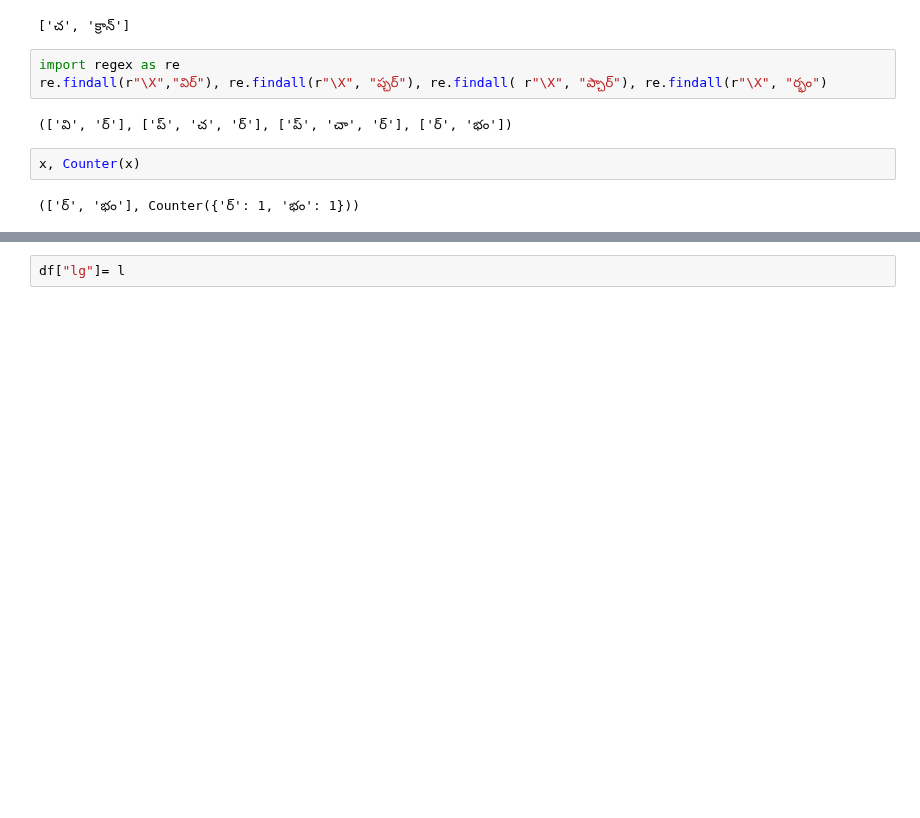
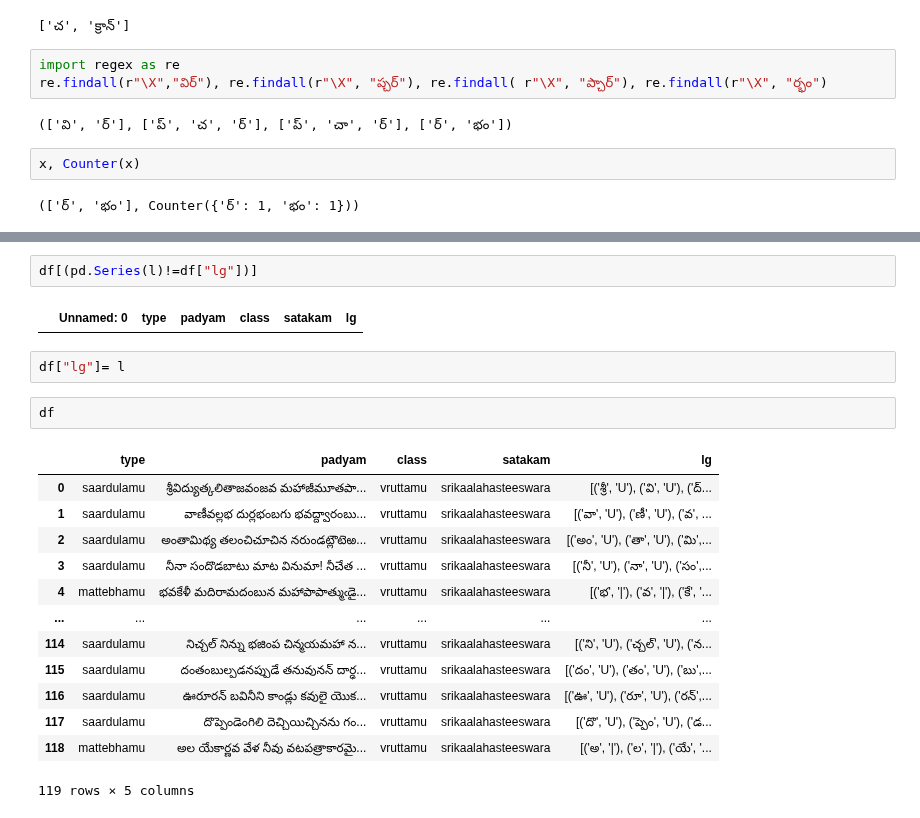
Before and after one commit to BodduSriPavan-111/chandassu, a Jupyter notebook: examples/example.ipynb, the cells around one changed output, grey strips where cells are left out. Drawn from its saved outputs; the diff is of its cells as text; blank space fills up the shorter version.

```diff
--- a/examples/example.ipynb
+++ b/examples/example.ipynb
@@ -195,3 +216,23 @@ for i in range( df.shape[0] ):
+# %%
+df[(pd.Series(l)!=df["lg"])]
+# %% [output]
+|  | Unnamed: 0 | type | padyam | class | satakam | lg |
 # %%
 df["lg"]= l
+# %%
+df
+# %% [output]
+|  | type | padyam | class | satakam | lg |
+| 0 | saardulamu | శ్రీవిద్యుత్కలితాజవంజవ మహాజీమూతపా... | vruttamu | srikaalahasteeswara | [('శ్రీ', 'U'), ('వి', 'U'), ('ద్... |
+| 1 | saardulamu | వాణీవల్లభ దుర్లభంబగు భవద్ద్వారంబు... | vruttamu | srikaalahasteeswara | [('వా', 'U'), ('ణీ', 'U'), ('వ', ... |
+| 2 | saardulamu | అంతామిథ్య తలంచిచూచిన నరుండట్లౌటెఱ... | vruttamu | srikaalahasteeswara | [('అం', 'U'), ('తా', 'U'), ('మి',... |
+| 3 | saardulamu | నీనా సందొడబాటు మాట వినుమా! నీచేత ... | vruttamu | srikaalahasteeswara | [('నీ', 'U'), ('నా', 'U'), ('సం',... |
+| 4 | mattebhamu | భవకేళీ మదిరామదంబున మహాపాపాత్ముఁడై... | vruttamu | srikaalahasteeswara | [('భ', '|'), ('వ', '|'), ('కే', '... |
+| ... | ... | ... | ... | ... | ... |
+| 114 | saardulamu | నిచ్చల్‌ నిన్ను భజింప చిన్మయమహా న... | vruttamu | srikaalahasteeswara | [('ని', 'U'), ('చ్చల్', 'U'), ('న... |
+| 115 | saardulamu | దంతంబుల్పడనప్పుడే తనువునన్‌ దార్ఢ... | vruttamu | srikaalahasteeswara | [('దం', 'U'), ('తం', 'U'), ('బు',... |
+| 116 | saardulamu | ఊరూరన్‌ బవినీని కాండ్లు కవులై యొక... | vruttamu | srikaalahasteeswara | [('ఊ', 'U'), ('రూ', 'U'), ('రన్',... |
+| 117 | saardulamu | దొప్పెండెంగిలి దెచ్చియిచ్చినను గం... | vruttamu | srikaalahasteeswara | [('దొ', 'U'), ('ప్పెం', 'U'), ('డ... |
+| 118 | mattebhamu | అల యేకార్ణవ వేళ నీవు వటపత్రాకారమై... | vruttamu | srikaalahasteeswara | [('అ', '|'), ('ల', '|'), ('యే', '... |
+119 rows × 5 columns
 # %%
```
Also changed, not shown: parts of 12 cells of this notebook, 9 other files.
